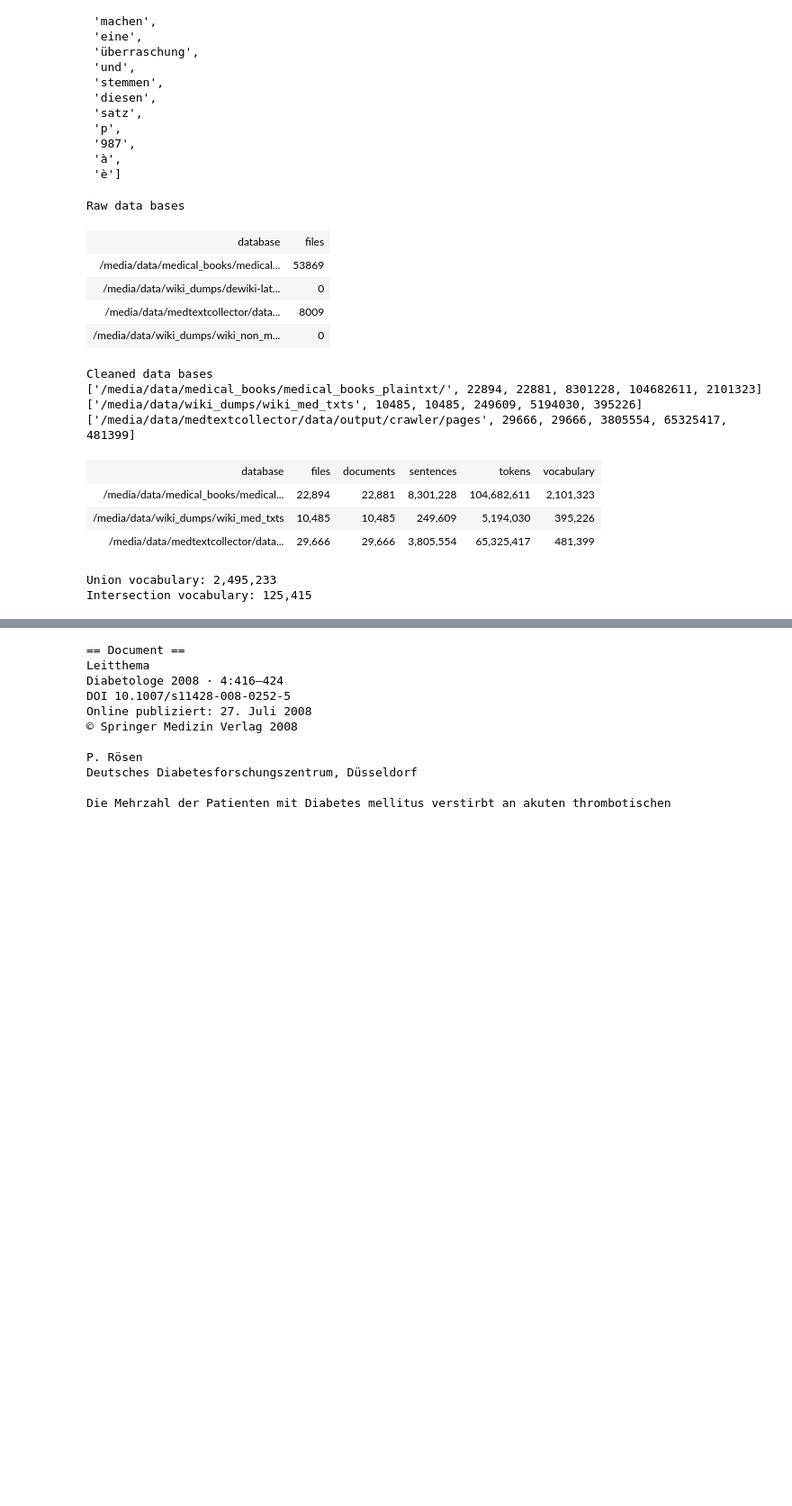
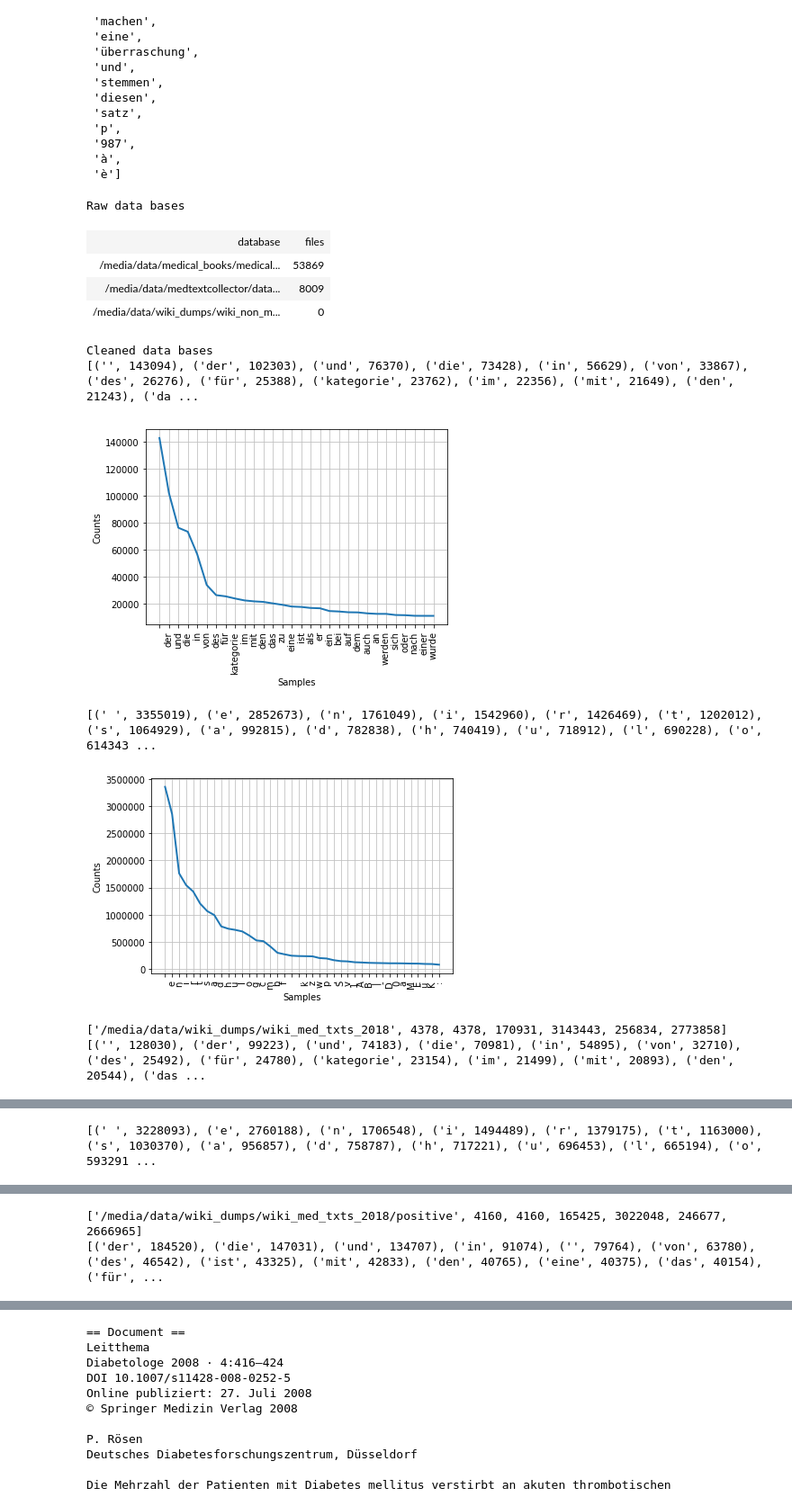
Before and after one commit to eonum/medtextcollector, a Jupyter notebook: medtext_pipeline.ipynb, the cells around one changed output, grey strips where cells are left out. Shown at 90% size. Drawn from its saved outputs; the diff is of its cells as text; code cells hidden in the pictures; blank space fills up the shorter version.

Commit message:
Print word and character frequencies.

```diff
--- a/medtext_pipeline.ipynb
+++ b/medtext_pipeline.ipynb
@@ -94,10 +95,9 @@ tokenizer.tokenize("Dies ist ein Beispielastz! Komm wir machen eine Überraschun
 # This cell takes quite a while to execute!
 from data_analysis_toolkit import get_files_from_folder, load_documents
 
-databases_raw = [config["medical_books_pdf_folder"], config["wiki_dump_extracted"], config["crawler_output_html"],
+databases_raw = [config["medical_books_pdf_folder"], config["crawler_output_html"],
                 config["wiki_non_medical_txt"], ]
-databases_cleaned = [config["medical_books_txt_folder"], config["wiki_medical_txt"],
-                     config["crawler_output_txt"]]
+databases_cleaned = [config['wiki_all_texts'], config['wiki_all_texts'] + '/positive', config["wiki_medical_txt"]]
 
 from IPython.display import HTML, display
 import tabulate
@@ -109,51 +109,68 @@ for db in  databases_raw:
 display(HTML(tabulate.tabulate(table, tablefmt='html')))
 
 print("Cleaned data bases")
-table = [["database", "files", "documents", "sentences", "tokens", "vocabulary"]]
+table = [["database", "files", "documents", "sentences", "tokens", "vocabulary", "vocabulary freq > 5"]]
 vocs = []
 docs = []
 for db in  databases_cleaned:
     files = get_files_from_folder(db)
     documents, load_errors = load_documents(files)
     sentences = []
     tokens = []
     docs.append(documents)
+    fdc = nltk.FreqDist()
+    fdc_tokens = nltk.FreqDist()
     for document in documents:
+        fdc.update(document)
         sentences.extend(extract_sentences(document, sentence_detector))
     for sentence in sentences:
         tokens.extend(tokenizer.tokenize(sentence))
+        for token in tokens:
+            fdc_tokens.update(token)
     voc = set(tokens)
     vocs.append(voc)
-    print([db, len(files), len(documents), len(sentences), len(tokens), len(voc)])
+
+    # word frequencies
+    fd = nltk.FreqDist(tokens)
+    # print(fd.most_common(30))
+    fd.plot(30,cumulative=False)
+
+    # character frequencies
+    # print(fdc.most_common(40))
+    fdc.plot(40,cumulative=False)
+
+    fdc_tokens.plot(40,cumulative=False)
+
+    cropped_vocab_size = len([e for e in fd.items() if fd.get(e[0]) > 5])
+
+    print([db, len(files), len(documents), len(sentences), len(tokens), len(voc), cropped_vocab_size])
     table.append([db, "{:,}".format(len(files)), "{:,}".format(len(documents)),
                   "{:,}".format(len(sentences)), "{:,}".format(len(tokens)),
-                  "{:,}".format(len(voc))])
+                  "{:,}".format(len(voc)), "{:,}".format(cropped_vocab_size)])
+
+
 
     # TODO print character histograms
 display(HTML(tabulate.tabulate(table, tablefmt='html')))
 
 voc_union = vocs[0]
 voc_intersection = vocs[0]
 for voc in vocs:
     voc_union = voc_union.union(voc)
     voc_intersection = voc_intersection.intersection(voc)
 
 print("Union vocabulary: " + "{:,}".format(len(voc_union)))
 print("Intersection vocabulary: " + "{:,}".format(len(voc_intersection)))
 # %% [output]
 Raw data bases
 | database | files |
 | /media/data/medical_books/medical... | 53869 |
-| /media/data/wiki_dumps/dewiki-lat... | 0 |
 | /media/data/medtextcollector/data... | 8009 |
 | /media/data/wiki_dumps/wiki_non_m... | 0 |
 Cleaned data bases
-['/media/data/medical_books/medical_books_plaintxt/', 22894, 22881, 8301228, 104682611, 2101323]
-['/media/data/wiki_dumps/wiki_med_txts', 10485, 10485, 249609, 5194030, 395226]
-['/media/data/medtextcollector/data/output/crawler/pages', 29666, 29666, 3805554, 65325417, 481399]
+[('', 143094), ('der', 102303), ('und', 76370), ('die', 73428), ('in', 56629), ('von', 33867), ('des', 26276), ('für', 25388), ('kategorie', 23762), ('im', 22356), ('mit', 21649), ('den', 21243), ('da ...
-| database | files | documents | sentences | tokens | vocabulary |
-| /media/data/medical_books/medical... | 22,894 | 22,881 | 8,301,228 | 104,682,611 | 2,101,323 |
-| /media/data/wiki_dumps/wiki_med_txts | 10,485 | 10,485 | 249,609 | 5,194,030 | 395,226 |
-| /media/data/medtextcollector/data... | 29,666 | 29,666 | 3,805,554 | 65,325,417 | 481,399 |
+[figure, added]
-Union vocabulary: 2,495,233
-Intersection vocabulary: 125,415
+[(' ', 3355019), ('e', 2852673), ('n', 1761049), ('i', 1542960), ('r', 1426469), ('t', 1202012), ('s', 1064929), ('a', 992815), ('d', 782838), ('h', 740419), ('u', 718912), ('l', 690228), ('o', 614343 ...
+[figure, added]
+['/media/data/wiki_dumps/wiki_med_txts_2018', 4378, 4378, 170931, 3143443, 256834, 2773858]
+[('', 128030), ('der', 99223), ('und', 74183), ('die', 70981), ('in', 54895), ('von', 32710), ('des', 25492), ('für', 24780), ('kategorie', 23154), ('im', 21499), ('mit', 20893), ('den', 20544), ('das ...
@@ -159,0 +178 @@ Intersection vocabulary: 125,415
+[(' ', 3228093), ('e', 2760188), ('n', 1706548), ('i', 1494489), ('r', 1379175), ('t', 1163000), ('s', 1030370), ('a', 956857), ('d', 758787), ('h', 717221), ('u', 696453), ('l', 665194), ('o', 593291 ...
@@ -159,0 +180,2 @@ Intersection vocabulary: 125,415
+['/media/data/wiki_dumps/wiki_med_txts_2018/positive', 4160, 4160, 165425, 3022048, 246677, 2666965]
+[('der', 184520), ('die', 147031), ('und', 134707), ('in', 91074), ('', 79764), ('von', 63780), ('des', 46542), ('ist', 43325), ('mit', 42833), ('den', 40765), ('eine', 40375), ('das', 40154), ('für', ...
```
Also changed, not shown: parts of 3 cells of this notebook, 1 other file.
